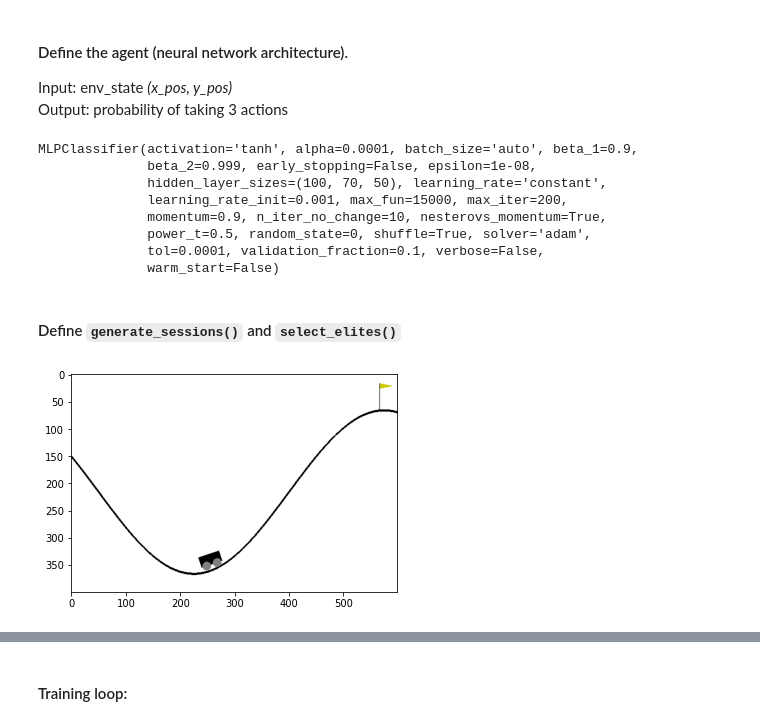
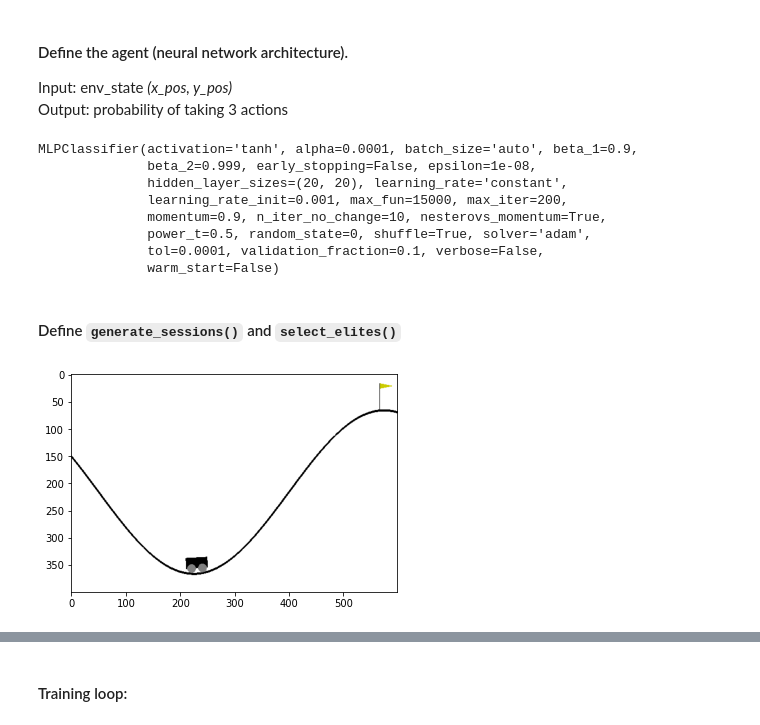
Before and after one commit to PhiDung-hub/Reinforment_Learning, a Jupyter notebook: Coursera/week1_intro/deep_crossentropy_method.ipynb, the cells around one changed output, grey strips where cells are left out. Cells and saved outputs as stored; diff of their text form; code cells hidden in the pictures.

```diff
--- a/Coursera/week1_intro/deep_crossentropy_method.ipynb
+++ b/Coursera/week1_intro/deep_crossentropy_method.ipynb
@@ -201,7 +201,7 @@ n_sessions = 40
 percentile = 70
 log = []
 
-for i in range(100):
+for i in range(65):
     # generate new sessions
     sessions = [generate_session(env, agent) for _ in range(n_sessions)]
 
@@ -338,7 +339,7 @@ Output: probability of taking 3 actions
 SEED = 0
 
 agent_mountain_car = MLPClassifier(
-    hidden_layer_sizes=(100, 70, 50),
+    hidden_layer_sizes=(30, 20),
     activation='tanh',
     random_state=0,
 )
@@ -348,7 +349,7 @@ agent_mountain_car.partial_fit([env.reset()] * n_actions, range(n_actions), rang
 # %% [output]
 MLPClassifier(activation='tanh', alpha=0.0001, batch_size='auto', beta_1=0.9,
               beta_2=0.999, early_stopping=False, epsilon=1e-08,
-              hidden_layer_sizes=(100, 70, 50), learning_rate='constant',
+              hidden_layer_sizes=(20, 20), learning_rate='constant',
               learning_rate_init=0.001, max_fun=15000, max_iter=200,
               momentum=0.9, n_iter_no_change=10, nesterovs_momentum=True,
               power_t=0.5, random_state=0, shuffle=True, solver='adam',
@@ -359,7 +360,7 @@ MLPClassifier(activation='tanh', alpha=0.0001, batch_size='auto', beta_1=0.9,
 # %%
 # Implement generate_session_mountain_car(), training loop, etc.
 
-def generate_session_mountain_car(env, agent, t_max=12000, render=False):
+def generate_session_mountain_car(env, agent, t_max=10000, render=False):
     """
     Play a single game using agent neural network.
     Terminate when game finishes or after :t_max: steps
@@ -369,31 +370,31 @@ def generate_session_mountain_car(env, agent, t_max=12000, render=False):
 
     s = env.reset()
 
     for t in range(t_max):
         # use agent to predict a vector of action probabilities for state :s:
         probs = agent.predict_proba([s]).reshape((n_actions,))
         assert probs.shape == (env.action_space.n,), "make sure probabilities are a vector (hint: np.reshape)"
         # use the probabilities you predicted to pick an action
         a = np.random.choice(a=n_actions, size=None, p=probs)
         new_s, r, done, info = env.step(a)
         # record sessions like you did before
         states.append(s)
         actions.append(a)
         total_reward += r
 
         if render and (t % 5 == 0):
             clear_output(True)
             plt.imshow(env.render("rgb_array"))
             plt.show()
             # sleep(0.01)
 
         s = new_s
         if done:
             break
 
     return states, actions, total_reward
 
 # Test the car running
 %time [_,_,_] = generate_session_mountain_car(env, agent_mountain_car, 100, render=True)
 # %% [output]
-[figure, old version]
+[figure, new version]
```
Also changed, not shown: parts of 10 cells of this notebook.
